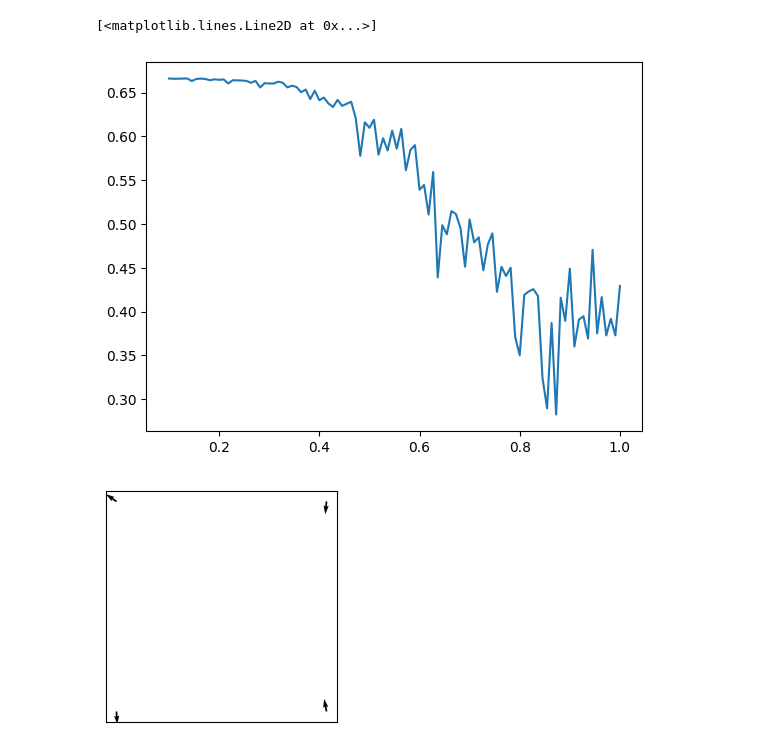
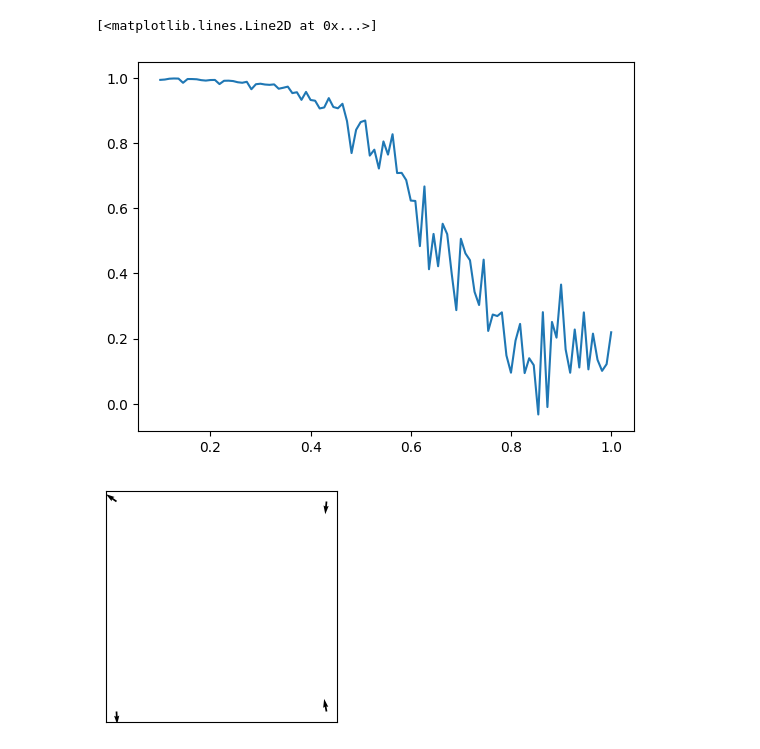
Before and after one commit to weenming/Monte-Carlo-Toolbox, a Jupyter notebook: wolff/experiment.ipynb, the cells around one changed output. Cells and saved outputs as stored; diff of their text form; code cells hidden in the pictures.

```diff
--- a/wolff/experiment.ipynb
+++ b/wolff/experiment.ipynb
@@ -63,28 +49,51 @@ for i, T in enumerate(Ts):
 # %%
-def binder_cumulant(spins):
-    idx = np.arange(200, 1000, 7)
+
+idx = np.arange(200, 1000, 100)
+
+def binning_avg(func):
+    idxs = [np.arange(100 - i, 1000 - i, 10) for i in range(100)]
+    def wrapper(spins):
+        return np.array([func(spins, idx=idxi) for idxi in idxs]).mean()
+    return wrapper
+
+@binning_avg
+def binder_cumulant(spins, idx=idx):
     spins = spins[idx]
     m = (spins.sin().mean((-1, -2)) ** 2 + spins.cos().mean((-1, -2)) ** 2).sqrt()
-    binder = 2 - (m ** 4).mean() / (2 * (m ** 2).mean() ** 2)
+    binder = 2 - (m ** 4).mean() / ((m ** 2).mean() ** 2)
     return binder
+
+@binning_avg
+def energy(spins, idx=idx):
+    spins = spins[idx]
+    col = (spins[:, 1:, :] - spins[:, :-1, :]).cos().mean((-1, -2)) / 2
+    row = (spins[:, :, 1:] - spins[:, :, :-1]).cos().mean((-1, -2)) / 2
+    return -(row + col).mean()
 
 def load_logger(L, step_num, T):
     logger = pickle.load(open(f'./save/xy_model_L={L}_T={T}_step_num={step_num}.pkl', 'rb'))
     return logger
 
 step_num = 1000
 L = 5
 Ts = np.linspace(0.1, 1, 100)
 b = []
+e = []
 for i, T in enumerate(Ts):
     logger = load_logger(L, step_num, T)
     b.append(binder_cumulant(logger.states[:, 0, ...]))
+    e.append(energy(logger.states[:, 0, ...]))
+
 
 fig, ax = plt.subplots(1, 1)
+# ax.plot(Ts, e)
+# e = np.array(e)
+# ax.plot(Ts[:-1], e[1:] - e[:-1])
+
 ax.plot(Ts, b)
 # %% [output]
 [<matplotlib.lines.Line2D at 0x...>]
-[figure, old version]
+[figure, new version]
 # %%
 seed = 1
 grid_size = 2
```
Also changed, not shown: parts of 1 cell of this notebook, 2 other files.
